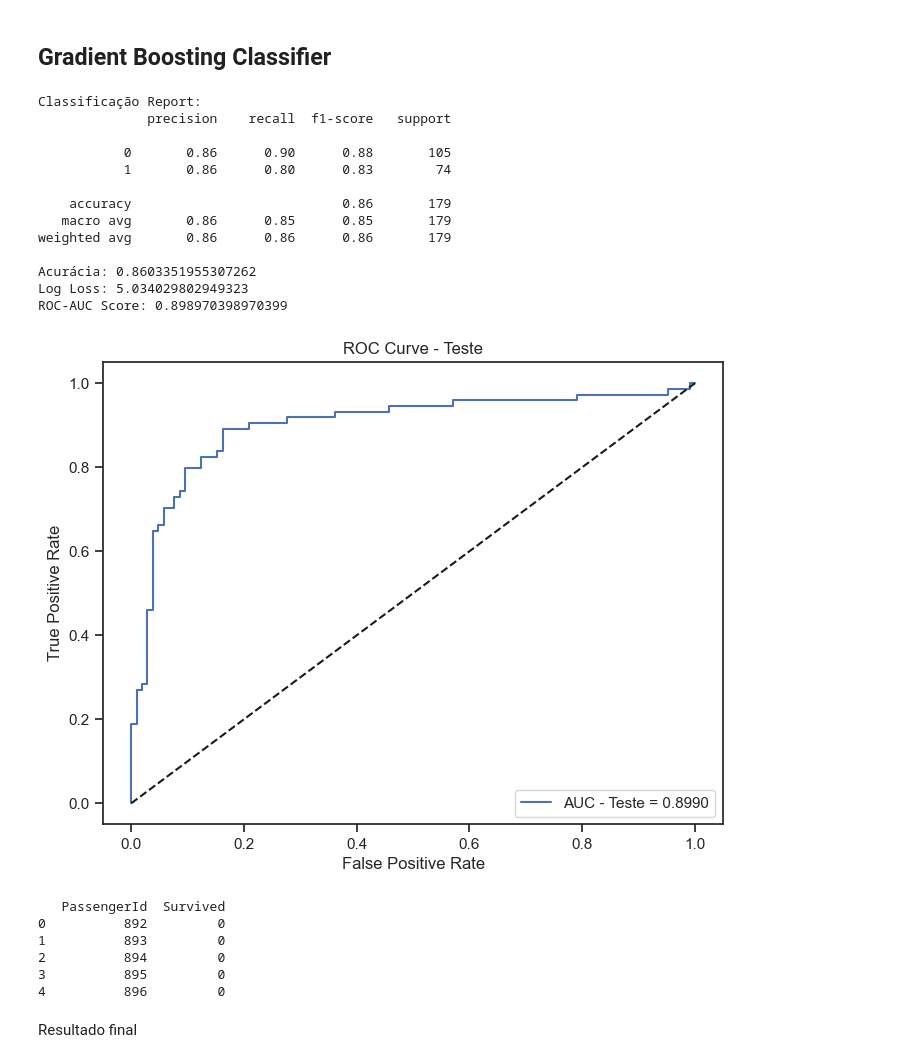
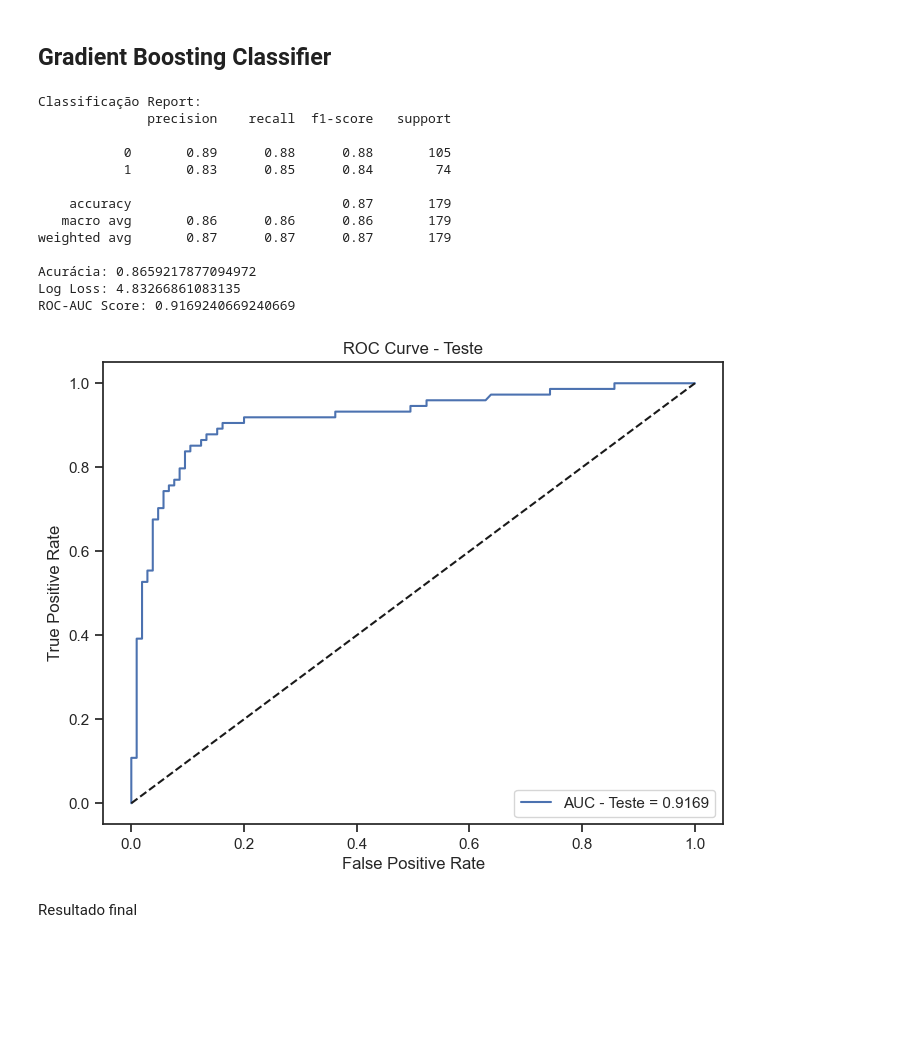
Before and after one commit to junioromendes/Titanic---Machine-Learning-from-Disaster, a Jupyter notebook: Notebook.ipynb, the cells around one changed output. Drawn from its saved outputs; the diff is of its cells as text; code cells hidden in the pictures; blank space fills up the shorter version.

```diff
--- a/Notebook.ipynb
+++ b/Notebook.ipynb
@@ -65,15 +53,16 @@ dtype: int64
 # %% [markdown]
 Missing values for the variables 'Age', 'Cabin' and 'Embarked'
 # %%
-# Calcular a média de idade apenas uma vez e armazená-la
+# Calcular a média de idade em função de 'Pclass', 'Sex' and 'Survived'
 age_mean = train_data.groupby(['Pclass', 'Sex', 'Survived'])['Age'].transform('mean')
 
-# Preencher os valores ausentes na coluna 'Age' para o conjunto de dados de treino e teste
+# Preencher os valores ausentes na coluna 'Age' para o conjunto de dados de treino
 train_data['Age'] = train_data['Age'].fillna(age_mean)
+
+# Encontrar a moda da coluna 'Embarked'
+moda_embarked = train_data['Embarked'].mode()[0]
+train_data['Embarked'] = train_data['Embarked'].fillna(moda_embarked)
 
 # Função para extrair o pronome do nome
 def extract_title(name):
     return name.split(',')[1].split('.')[0].strip()
-
-# Aplicar a função para criar uma nova coluna com os pronomes
-train_data['Title'] = train_data['Name'].apply(extract_title)
@@ -79,0 +96,12 @@ train_data['Title'] = train_data['Name'].apply(extract_title)
+# %%
+def corrigir_title(title):
+    # Lista de títulos aceitáveis
+    titulos_aceitaveis = ['Mr', 'Miss', 'Mrs', 'Master']
+    # Verificar se o título atual está na lista de aceitáveis
+    if title in titulos_aceitaveis:
+        return title
+    else:
+        return 'NT'
+
+# Aplicar a função à coluna 'Title'
+train_data['Title'] = train_data['Title'].apply(corrigir_title)
@@ -144,13 +184,14 @@ X_train, X_test, y_train, y_test = train_test_split(
 
 
 # Definindo as colunas numéricas e categóricas
-numeric_features = ['PassengerId', 'Age', 'SibSp', 'Parch', 'Fare']
+numeric_features = ['Age', 'SibSp', 'Parch', 'Fare']
 categorical_features = ['Pclass', 'Title', 'Sex', 'Embarked']
 
 # Criando o transformador para as variáveis numéricas e categóricas
 numeric_transformer = Pipeline(steps=[
     ('imputer', SimpleImputer(strategy='mean')),
     ('scaler', StandardScaler())])
+
 categorical_transformer = Pipeline(steps=[
     ('imputer', SimpleImputer(strategy='constant', fill_value='missing')),
     ('onehot', OneHotEncoder(handle_unknown='ignore'))])
@@ -168,42 +209,42 @@ pipeline = Pipeline(steps=[('preprocessor', preprocessor),
 # Treinando o modelo
 pipeline.fit(X_train, y_train)
 
 # Avaliação no conjunto de treino
 y_pred_test = pipeline.predict(X_test)
 y_pred_proba_test = pipeline.predict_proba(X_test)[:, 1]
 
 # Relatório de classificação e métricas
 print("Classificação Report:")
 print(classification_report(y_test, y_pred_test))
 print("Acurácia:", accuracy_score(y_test, y_pred_test))
 print("Log Loss:", log_loss(y_test, y_pred_test))
 print("ROC-AUC Score:", roc_auc_score(y_test, y_pred_proba_test))
 
 # Plot da Curva ROC
 fpr_test, tpr_test, _ = roc_curve(y_test, y_pred_proba_test)
 plt.figure(figsize=(8, 6))
 plt.plot(fpr_test, tpr_test, label=f'AUC - Teste = {roc_auc_score(y_test, y_pred_proba_test):.4f}')
 plt.plot([0, 1], [0, 1], 'k--')
 plt.xlabel('False Positive Rate')
 plt.ylabel('True Positive Rate')
 plt.title('ROC Curve - Teste')
 plt.legend(loc='lower right')
 plt.show()
 # %% [output]
 Classificação Report:
               precision    recall  f1-score   support
 
-           0       0.86      0.90      0.88       105
-           1       0.86      0.80      0.83        74
+           0       0.89      0.88      0.88       105
+           1       0.83      0.85      0.84        74
 
-    accuracy                           0.86       179
-   macro avg       0.86      0.85      0.85       179
-weighted avg       0.86      0.86      0.86       179
+    accuracy                           0.87       179
+   macro avg       0.86      0.86      0.86       179
+weighted avg       0.87      0.87      0.87       179
 
-Acurácia: 0.8603351955307262
-Log Loss: 5.034029802949323
-ROC-AUC Score: 0.898970398970399
+Acurácia: 0.8659217877094972
+Log Loss: 4.83266861083135
+ROC-AUC Score: 0.9169240669240669
-[figure, old version]
+[figure, new version]
 # %%
 age_mean = test_data.groupby(['Pclass', 'Sex'])['Age'].transform('mean')
 
@@ -212,22 +258,0 @@ test_data['Age'] = test_data['Age'].fillna(age_mean)
-# %%
-if 'Title' not in test_data:
-    test_data['Title'] = test_data['Name'].apply(extract_title)
-
-
-if test_data['Age'].isnull().any():
-    age_mean = train_data.groupby(['Pclass', 'Sex'])['Age'].transform('mean')
-    test_data['Age'].fillna(age_mean, inplace=True)
-
-
-test_data_predictions = pipeline.predict(test_data)
-
-test_data['Survived'] = test_data_predictions
-
-print(test_data[['PassengerId', 'Survived']].head())
-# %% [output]
-   PassengerId  Survived
-0          892         0
-1          893         0
-2          894         0
-3          895         0
-4          896         0
```
Also changed, not shown: parts of 9 cells of this notebook.
